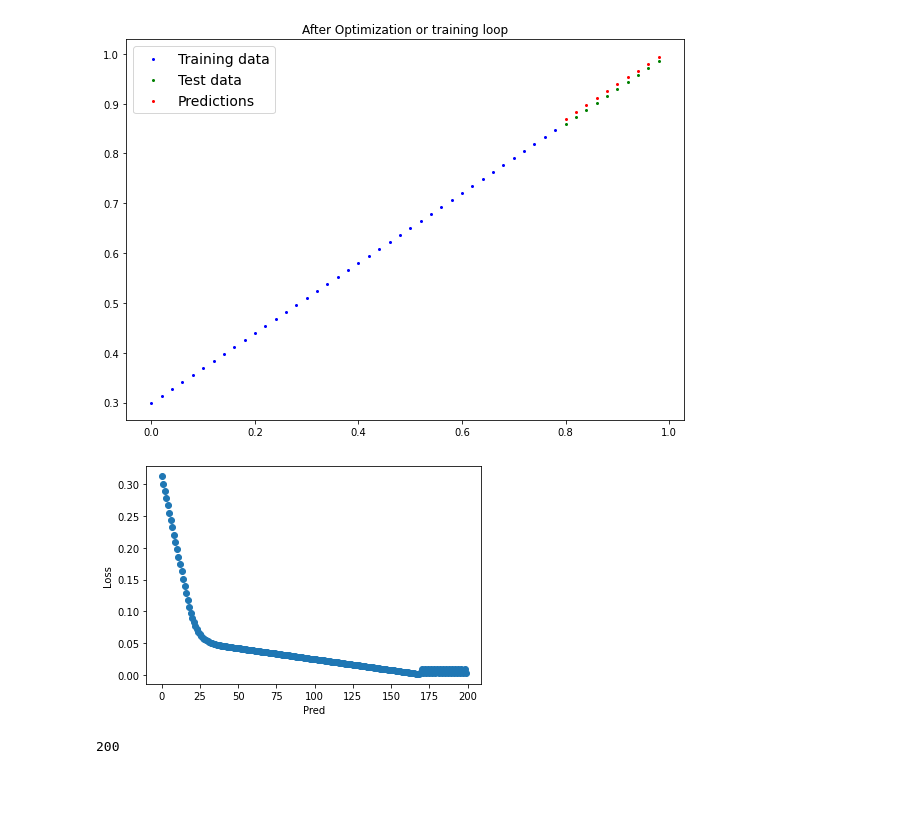
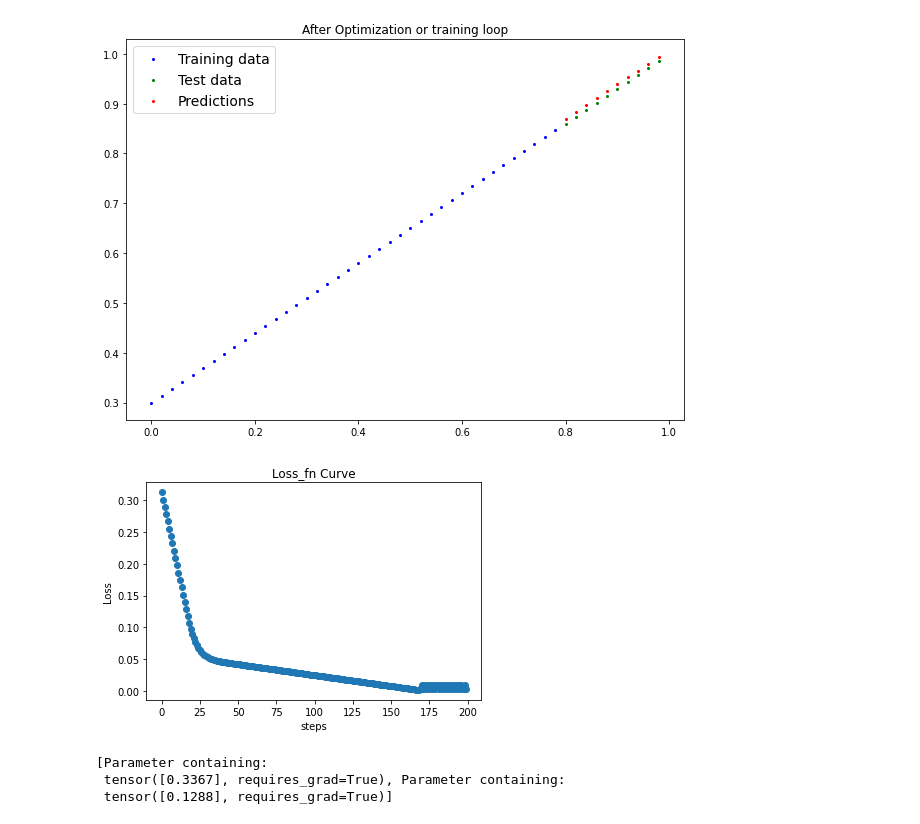
Before and after one commit to MananShukla7/Pytorch-CV, a Jupyter notebook: 02_Pytoch_Workflow.ipynb, the cells around one changed output. Saved outputs shown, nothing was run; the diff lists cells and outputs as text; code cells hidden in the pictures; blank space fills up the shorter version.

```diff
--- a/02_Pytoch_Workflow.ipynb
+++ b/02_Pytoch_Workflow.ipynb
@@ -257,19 +263,25 @@ plt.title("After Optimization or training loop")
 plt.show()
 # %% [output]
 [figure]
+# %%
+epochs=200
 # %%
 ##tbi
-def lossfn_curve(loss,preds):
-  plt.scatter(preds,loss)
-  plt.xlabel("Pred")
+def lossfn_curve(loss,epochs):
+  steps=[i for i in range(epochs)]
+  plt.scatter(list(steps),loss)
+  plt.xlabel("steps")
   plt.ylabel("Loss")
+  plt.title("Loss_fn Curve")
 # %%
-lossfn_curve(loss_list,range(epochs))
+lossfn_curve(loss_list,200)
 # %% [output]
-[figure, old version]
+[figure, new version]
-# %%
-loss_list=np.array(loss_list)
-loss_list.shape
-epochs
-# %% [output]
-200
+# %%
+torch.manual_seed(42)
+model_0=LinearRegression()
+list(model_0.parameters())
+# %% [output]
+[Parameter containing:
+ tensor([0.3367], requires_grad=True), Parameter containing:
+ tensor([0.1288], requires_grad=True)]
```
Also changed, not shown: parts of 11 cells of this notebook.
